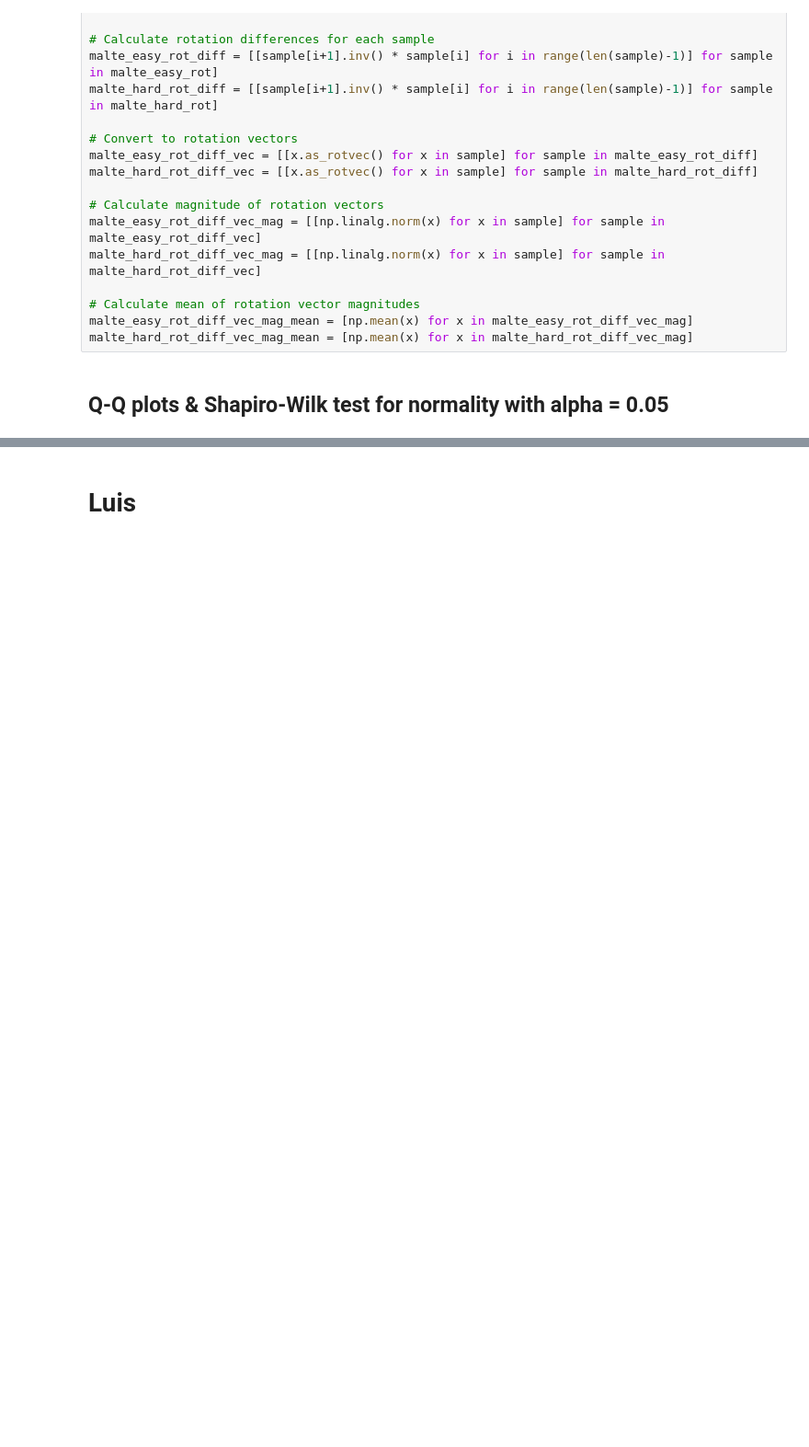
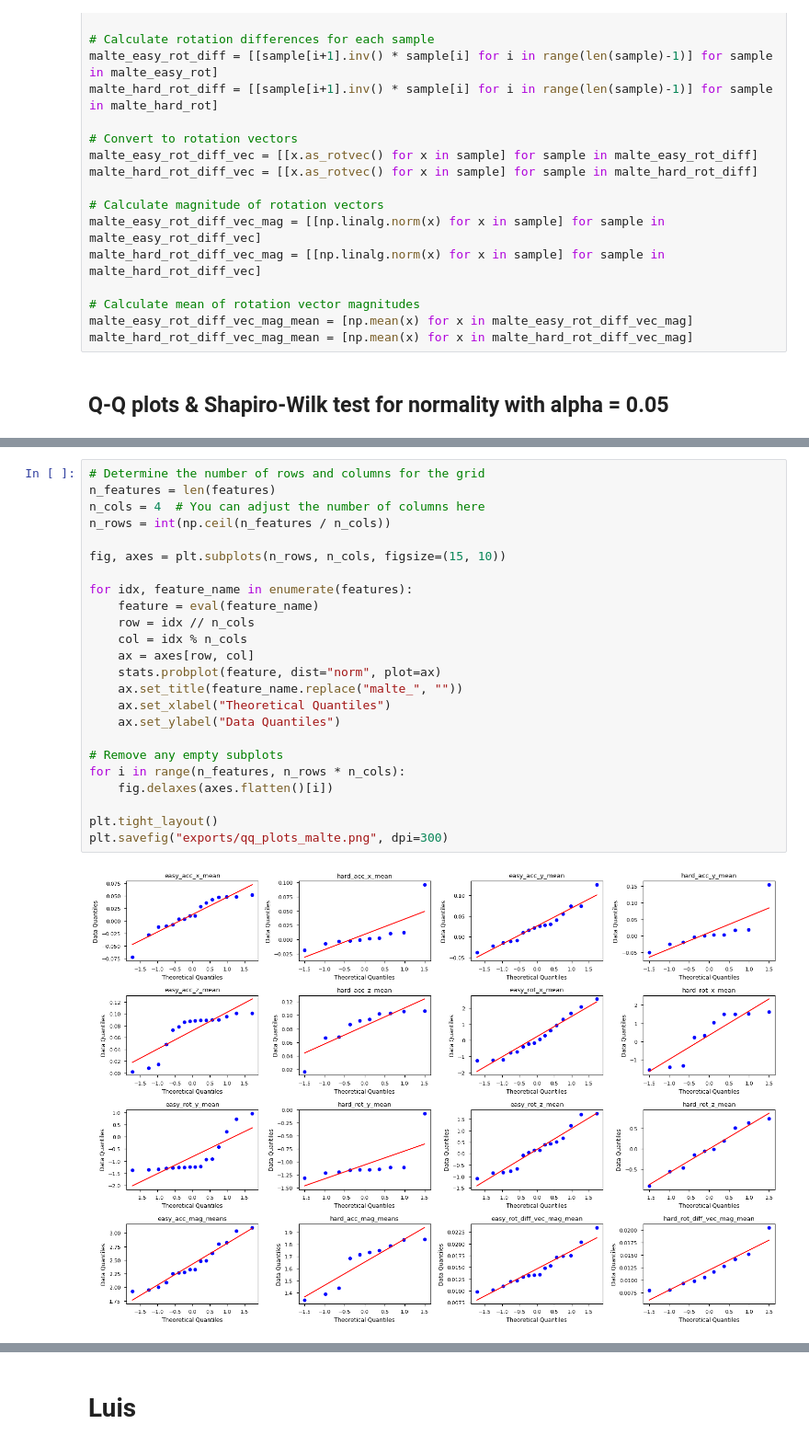
Before and after one commit to malte-j/climbing-grade-classifier, a Jupyter notebook: statistical-tests.ipynb, the cells around one changed output, grey strips where cells are left out. Shown at 92% size. Saved outputs shown, nothing was run; the diff lists cells and outputs as text; blank space fills up the shorter version.

```diff
--- a/statistical-tests.ipynb
+++ b/statistical-tests.ipynb
@@ -115,0 +77,26 @@ Is normally distributed:  False
+# %%
+# Determine the number of rows and columns for the grid
+n_features = len(features)
+n_cols = 4  # You can adjust the number of columns here
+n_rows = int(np.ceil(n_features / n_cols))
+
+fig, axes = plt.subplots(n_rows, n_cols, figsize=(15, 10))
+
+for idx, feature_name in enumerate(features):
+    feature = eval(feature_name)
+    row = idx // n_cols
+    col = idx % n_cols
+    ax = axes[row, col]
+    stats.probplot(feature, dist="norm", plot=ax)
+    ax.set_title(feature_name.replace("malte_", ""))
+    ax.set_xlabel("Theoretical Quantiles")
+    ax.set_ylabel("Data Quantiles")
+
+# Remove any empty subplots
+for i in range(n_features, n_rows * n_cols):
+    fig.delaxes(axes.flatten()[i])
+
+plt.tight_layout()
+plt.savefig("exports/qq_plots_malte.png", dpi=300)
+# %% [output]
+[figure, added]
```
Also changed, not shown: parts of 9 cells of this notebook.
